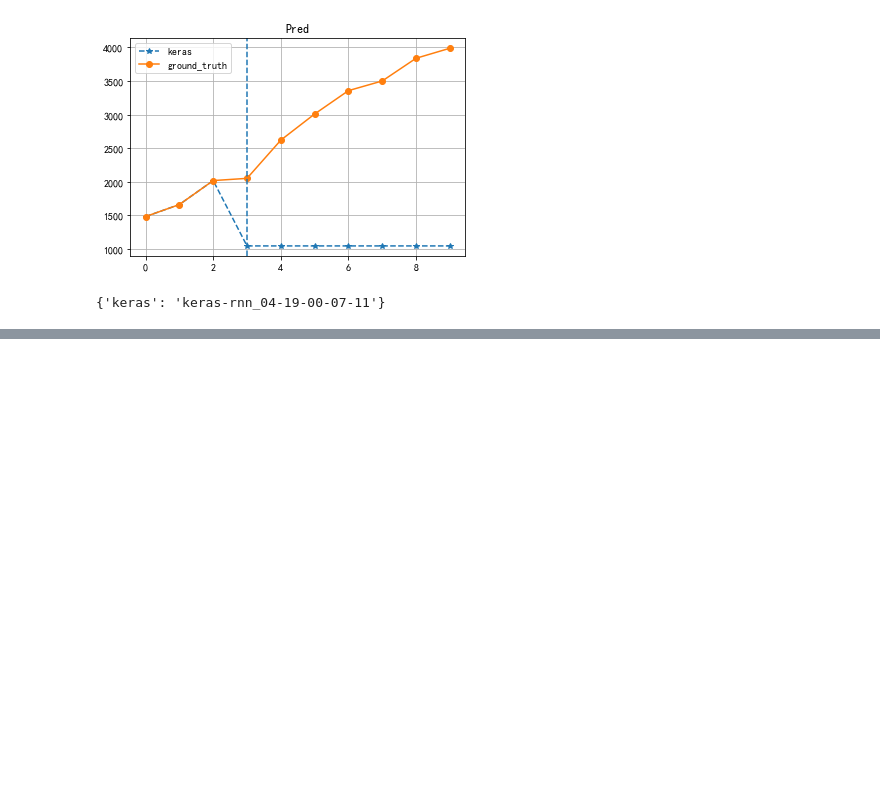
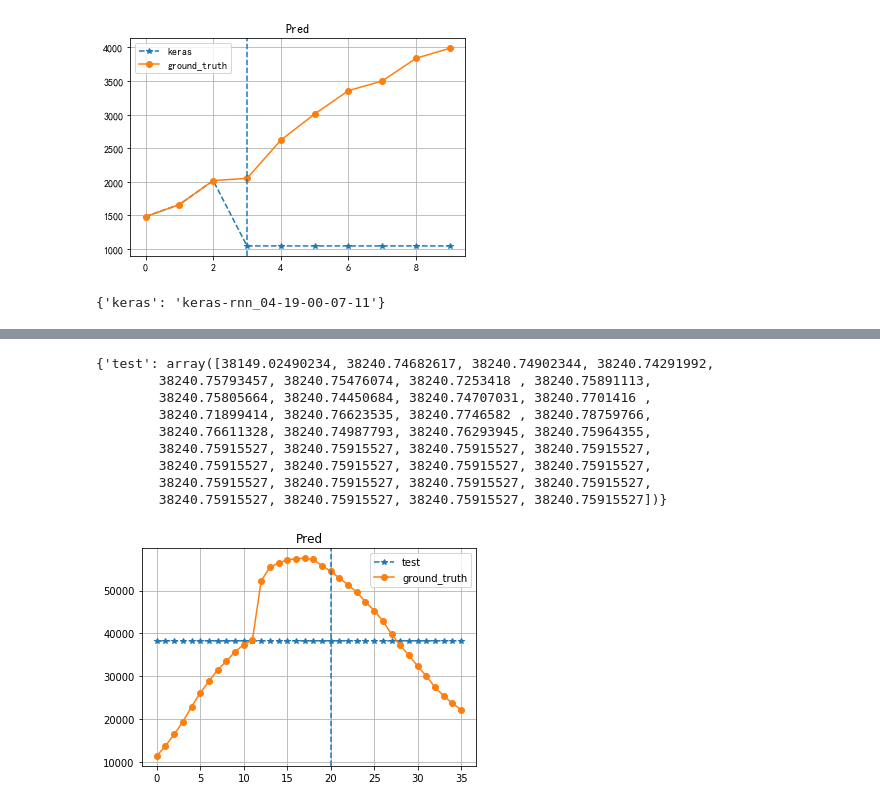
Before and after one commit to wtding1998/RNN_nCov, a Jupyter notebook: disease_analysis.ipynb, the cells around one changed output, grey strips where cells are left out. Drawn from its saved outputs; the diff is of its cells as text; code cells hidden in the pictures; blank space fills up the shorter version.

```diff
--- a/disease_analysis.ipynb
+++ b/disease_analysis.ipynb
@@ -426,0 +573,20 @@ japan_loss = japan_exp.train_loss()[0]
+# %%
+path = 'D:/Jupyter_Documents/ML-code/research_code/output/test'
+exp_name = 'ori-stnn_05-03-17-03-31_9016'
+exp_dir = {'test': exp_name}
+# lambd=0.1
+# exp_name = 'v2-stnn_05-03-00-05-59_0251'
+# exp = Exp(exp_name, path)
+# print(exp.plot_train_times().shape)
+result.plot_pred_by_dir(exp_dir, path, train=True)
+# %% [output]
+{'test': array([38149.02490234, 38240.74682617, 38240.74902344, 38240.74291992,
+        38240.75793457, 38240.75476074, 38240.7253418 , 38240.75891113,
+        38240.75805664, 38240.74450684, 38240.74707031, 38240.7701416 ,
+        38240.71899414, 38240.76623535, 38240.7746582 , 38240.78759766,
+        38240.76611328, 38240.74987793, 38240.76293945, 38240.75964355,
+        38240.75915527, 38240.75915527, 38240.75915527, 38240.75915527,
+        38240.75915527, 38240.75915527, 38240.75915527, 38240.75915527,
+        38240.75915527, 38240.75915527, 38240.75915527, 38240.75915527,
+        38240.75915527, 38240.75915527, 38240.75915527, 38240.75915527])}
+[figure, added]
```
Also changed, not shown: parts of 15 cells of this notebook, 3 other files.
